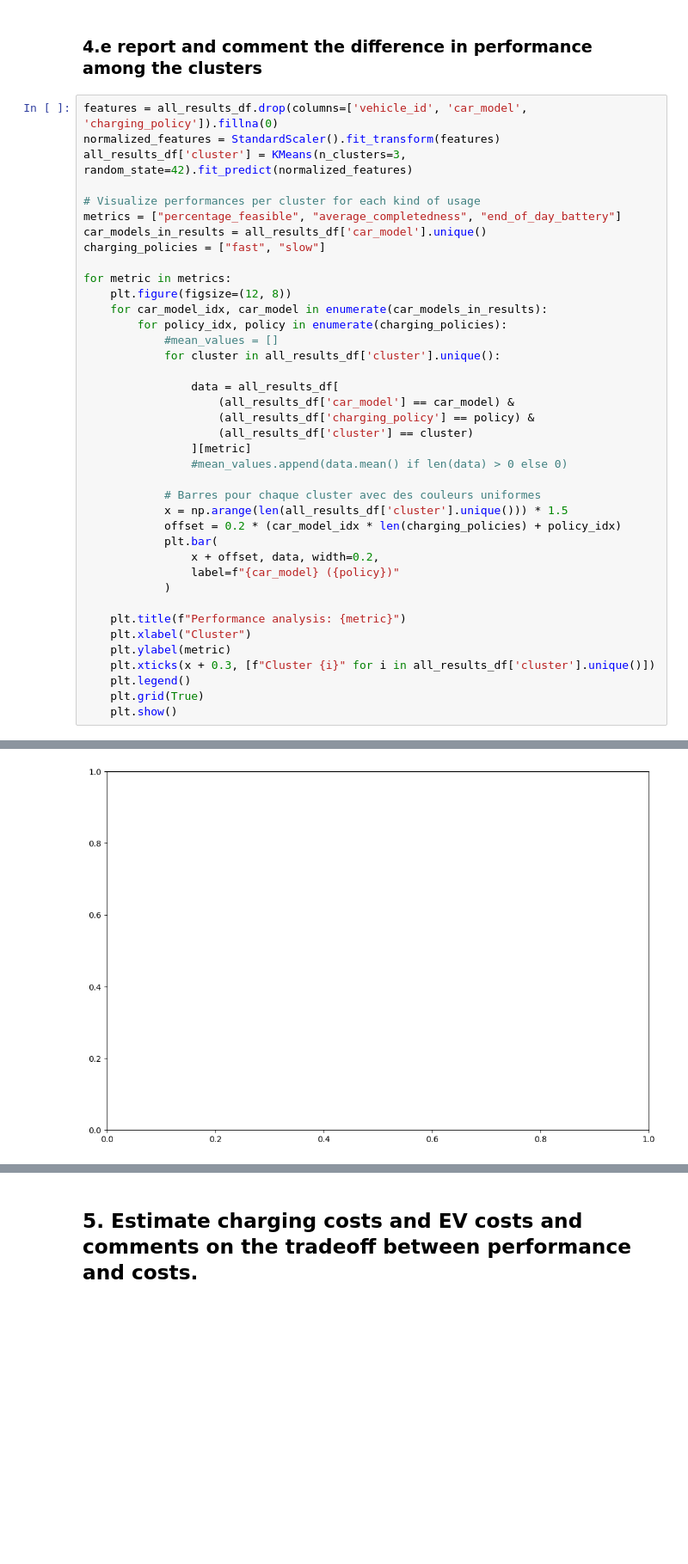
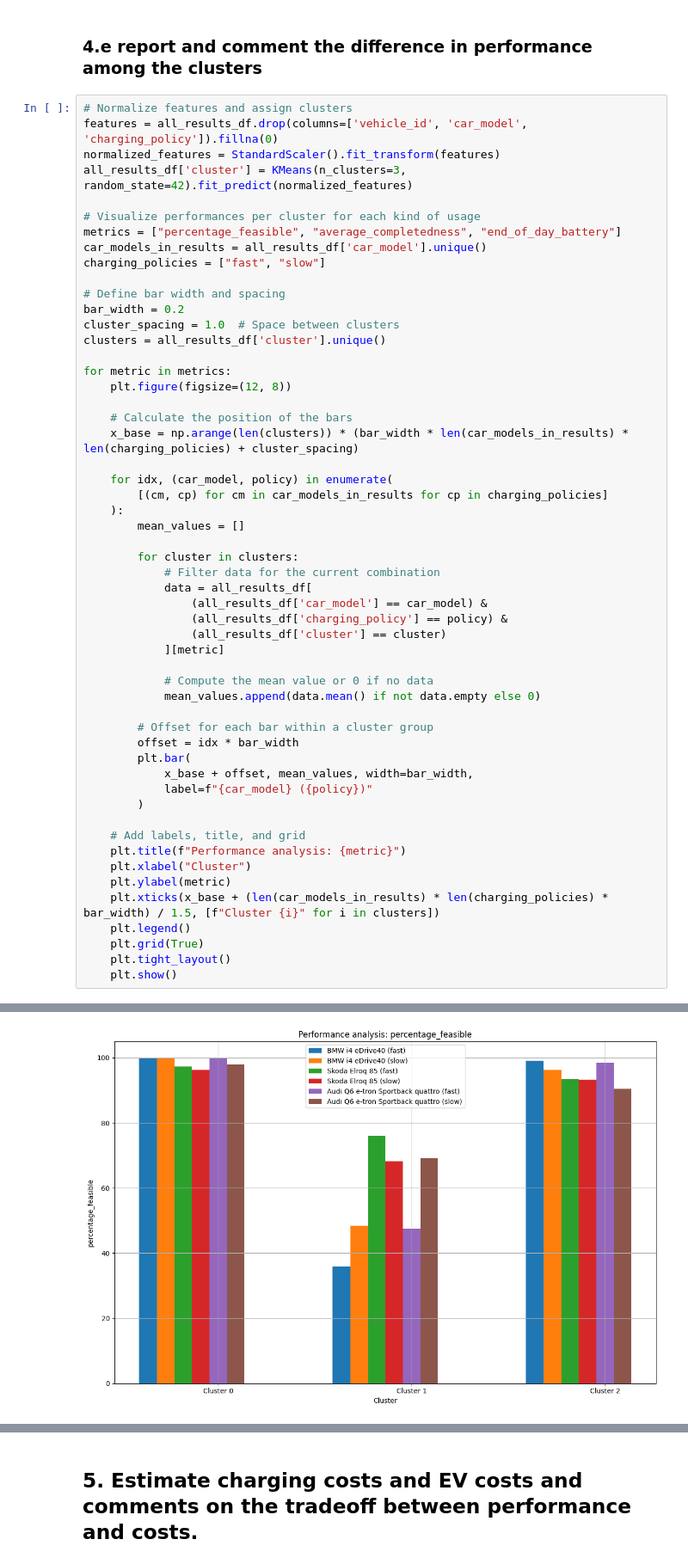
Before and after one commit to Djoulia/ICT4SM_lab3, a Jupyter notebook: main.ipynb, the cells around one changed output, grey strips where cells are left out. Shown at 86% size. Drawn from its saved outputs; the diff is of its cells as text; blank space fills up the shorter version.

```diff
--- a/main.ipynb
+++ b/main.ipynb
@@ -837,6 +837,7 @@ We can see that in general, the slowest speed charging has a large impact in dis
 # %% [markdown]
 ### 4.e report and comment the difference in performance among the clusters
 # %%
+# Normalize features and assign clusters
 features = all_results_df.drop(columns=['vehicle_id', 'car_model', 'charging_policy']).fillna(0)
 normalized_features = StandardScaler().fit_transform(features)
 all_results_df['cluster'] = KMeans(n_clusters=3, random_state=42).fit_predict(normalized_features)
@@ -846,33 +847,47 @@ metrics = ["percentage_feasible", "average_completedness", "end_of_day_battery"]
 car_models_in_results = all_results_df['car_model'].unique()
 charging_policies = ["fast", "slow"]
 
+# Define bar width and spacing
+bar_width = 0.2
+cluster_spacing = 1.0  # Space between clusters
+clusters = all_results_df['cluster'].unique()
+
 for metric in metrics:
     plt.figure(figsize=(12, 8))
-    for car_model_idx, car_model in enumerate(car_models_in_results):
-        for policy_idx, policy in enumerate(charging_policies):
-            #mean_values = []
-            for cluster in all_results_df['cluster'].unique():
 
-                data = all_results_df[
-                    (all_results_df['car_model'] == car_model) &
-                    (all_results_df['charging_policy'] == policy) &
-                    (all_results_df['cluster'] == cluster)
-                ][metric]
-                #mean_values.append(data.mean() if len(data) > 0 else 0)
+    # Calculate the position of the bars
+    x_base = np.arange(len(clusters)) * (bar_width * len(car_models_in_results) * len(charging_policies) + cluster_spacing)
 
-            # Barres pour chaque cluster avec des couleurs uniformes
-            x = np.arange(len(all_results_df['cluster'].unique())) * 1.5
-            offset = 0.2 * (car_model_idx * len(charging_policies) + policy_idx)
-            plt.bar(
-                x + offset, data, width=0.2,
-                label=f"{car_model} ({policy})"
-            )
+    for idx, (car_model, policy) in enumerate(
+        [(cm, cp) for cm in car_models_in_results for cp in charging_policies]
+    ):
+        mean_values = []
 
+        for cluster in clusters:
+            # Filter data for the current combination
+            data = all_results_df[
+                (all_results_df['car_model'] == car_model) &
+                (all_results_df['charging_policy'] == policy) &
+                (all_results_df['cluster'] == cluster)
+            ][metric]
+
+            # Compute the mean value or 0 if no data
+            mean_values.append(data.mean() if not data.empty else 0)
+
+        # Offset for each bar within a cluster group
+        offset = idx * bar_width
+        plt.bar(
+            x_base + offset, mean_values, width=bar_width,
+            label=f"{car_model} ({policy})"
+        )
+
+    # Add labels, title, and grid
     plt.title(f"Performance analysis: {metric}")
     plt.xlabel("Cluster")
     plt.ylabel(metric)
-    plt.xticks(x + 0.3, [f"Cluster {i}" for i in all_results_df['cluster'].unique()])
+    plt.xticks(x_base + (len(car_models_in_results) * len(charging_policies) * bar_width) / 1.5, [f"Cluster {i}" for i in clusters])
     plt.legend()
     plt.grid(True)
+    plt.tight_layout()
     plt.show()
 # %% [output]
@@ -880 +894 @@ ValueError: shape mismatch: objects cannot be broadcast to a single shape.  Mism
-[figure, old version]
+[figure, new version]
```
Also changed, not shown: parts of 3 cells of this notebook.
